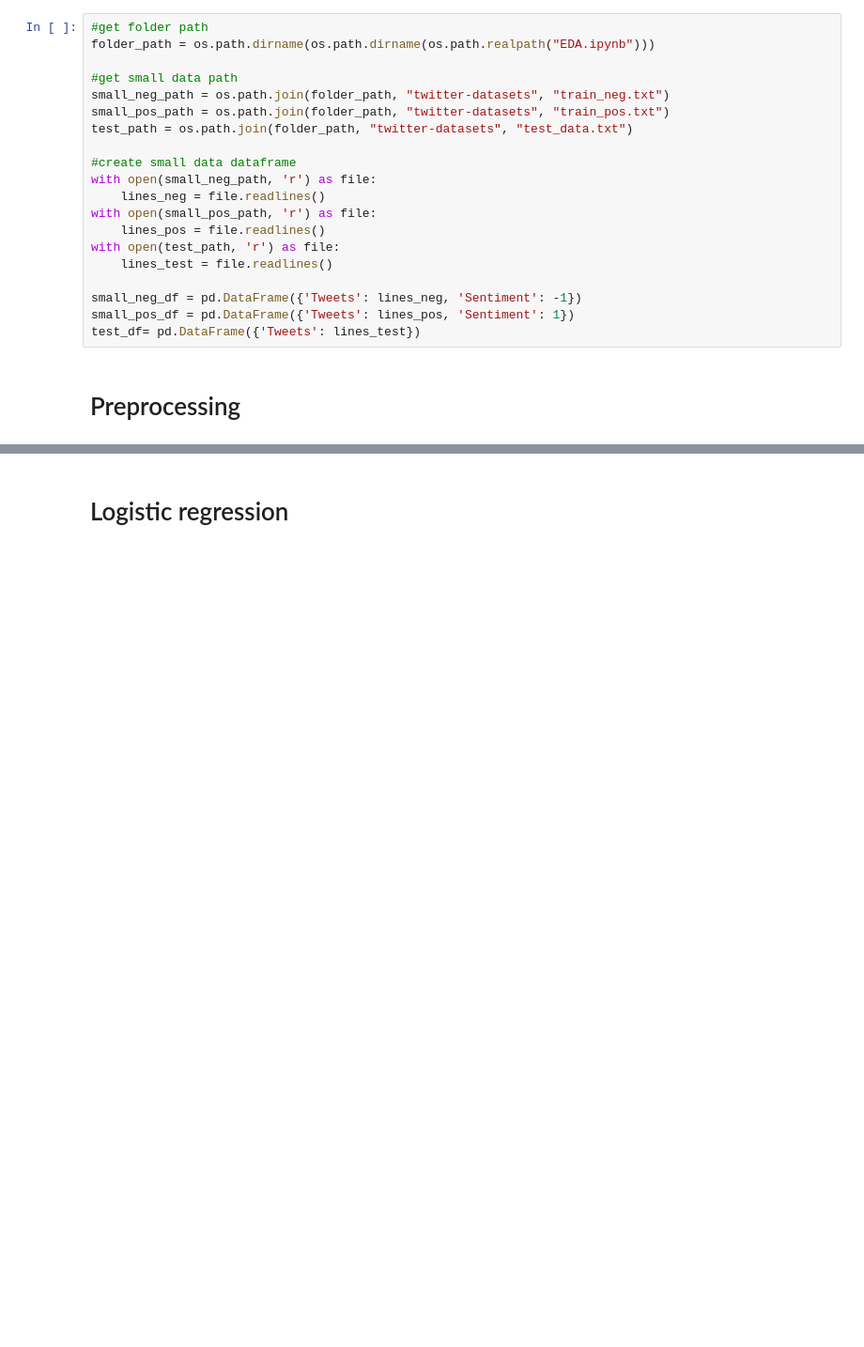
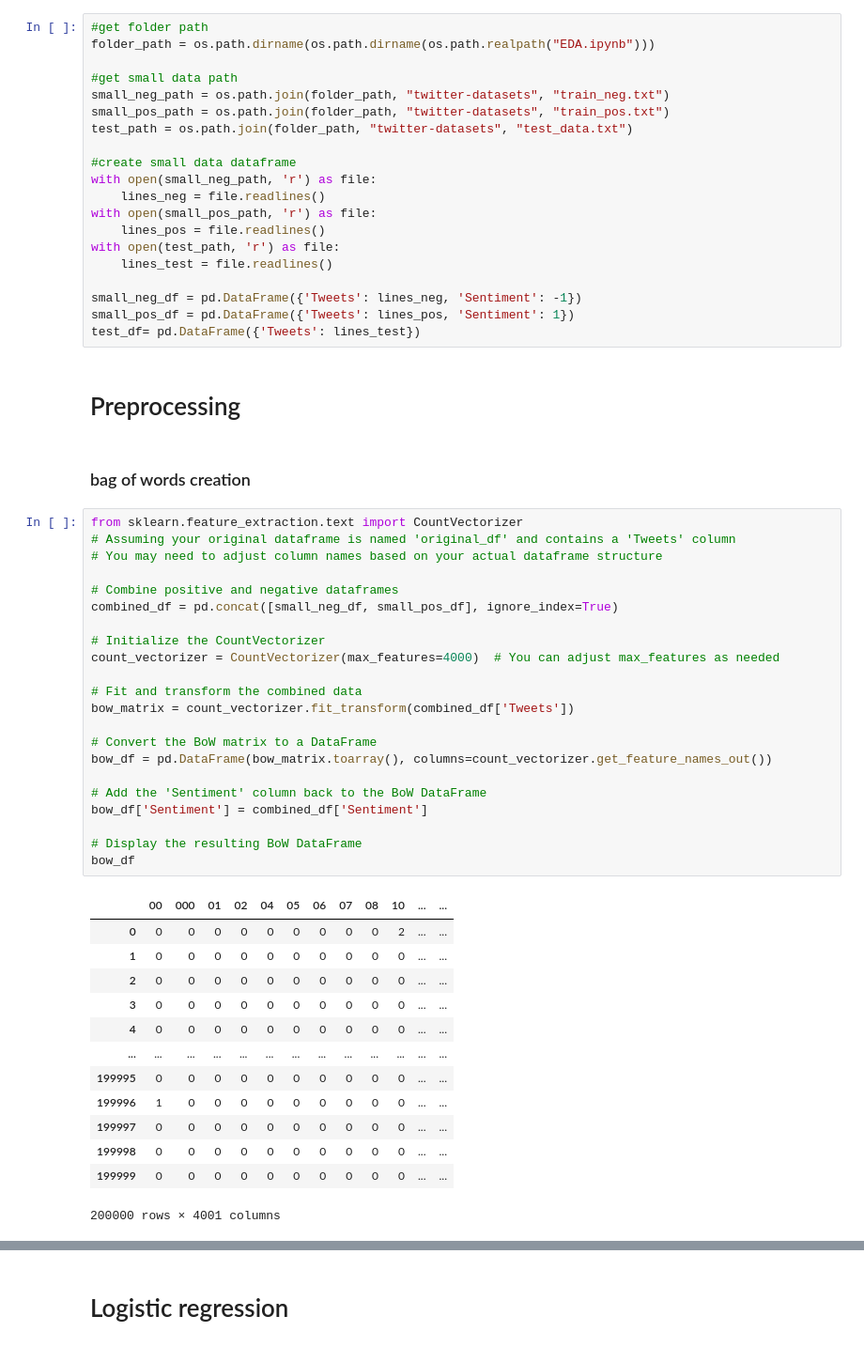
Before and after one commit to KenjiTet/ML-P2-tweet-classification, a Jupyter notebook: notebook/EDA.ipynb, the cells around one changed output, grey strips where cells are left out. Shown at 94% size. Saved outputs shown, nothing was run; the diff lists cells and outputs as text; blank space fills up the shorter version.

```diff
--- a/notebook/EDA.ipynb
+++ b/notebook/EDA.ipynb
@@ -31,3 +31,41 @@ small_pos_df = pd.DataFrame({'Tweets': lines_pos, 'Sentiment': 1})
 test_df= pd.DataFrame({'Tweets': lines_test})
 # %% [markdown]
 # Preprocessing
+# %% [markdown]
+### bag of words creation
+# %%
+from sklearn.feature_extraction.text import CountVectorizer
+# Assuming your original dataframe is named 'original_df' and contains a 'Tweets' column
+# You may need to adjust column names based on your actual dataframe structure
+
+# Combine positive and negative dataframes
+combined_df = pd.concat([small_neg_df, small_pos_df], ignore_index=True)
+
+# Initialize the CountVectorizer
+count_vectorizer = CountVectorizer(max_features=4000)  # You can adjust max_features as needed
+
+# Fit and transform the combined data
+bow_matrix = count_vectorizer.fit_transform(combined_df['Tweets'])
+
+# Convert the BoW matrix to a DataFrame
+bow_df = pd.DataFrame(bow_matrix.toarray(), columns=count_vectorizer.get_feature_names_out())
+
+# Add the 'Sentiment' column back to the BoW DataFrame
+bow_df['Sentiment'] = combined_df['Sentiment']
+
+# Display the resulting BoW DataFrame
+bow_df
+# %% [output]
+|  | 00 | 000 | 01 | 02 | 04 | 05 | 06 | 07 | 08 | 10 | ... | ... |
+| 0 | 0 | 0 | 0 | 0 | 0 | 0 | 0 | 0 | 0 | 2 | ... | ... |
+| 1 | 0 | 0 | 0 | 0 | 0 | 0 | 0 | 0 | 0 | 0 | ... | ... |
+| 2 | 0 | 0 | 0 | 0 | 0 | 0 | 0 | 0 | 0 | 0 | ... | ... |
+| 3 | 0 | 0 | 0 | 0 | 0 | 0 | 0 | 0 | 0 | 0 | ... | ... |
+| 4 | 0 | 0 | 0 | 0 | 0 | 0 | 0 | 0 | 0 | 0 | ... | ... |
+| ... | ... | ... | ... | ... | ... | ... | ... | ... | ... | ... | ... | ... |
+| 199995 | 0 | 0 | 0 | 0 | 0 | 0 | 0 | 0 | 0 | 0 | ... | ... |
+| 199996 | 1 | 0 | 0 | 0 | 0 | 0 | 0 | 0 | 0 | 0 | ... | ... |
+| 199997 | 0 | 0 | 0 | 0 | 0 | 0 | 0 | 0 | 0 | 0 | ... | ... |
+| 199998 | 0 | 0 | 0 | 0 | 0 | 0 | 0 | 0 | 0 | 0 | ... | ... |
+| 199999 | 0 | 0 | 0 | 0 | 0 | 0 | 0 | 0 | 0 | 0 | ... | ... |
+200000 rows × 4001 columns
```
Also changed, not shown: parts of 11 cells of this notebook.
